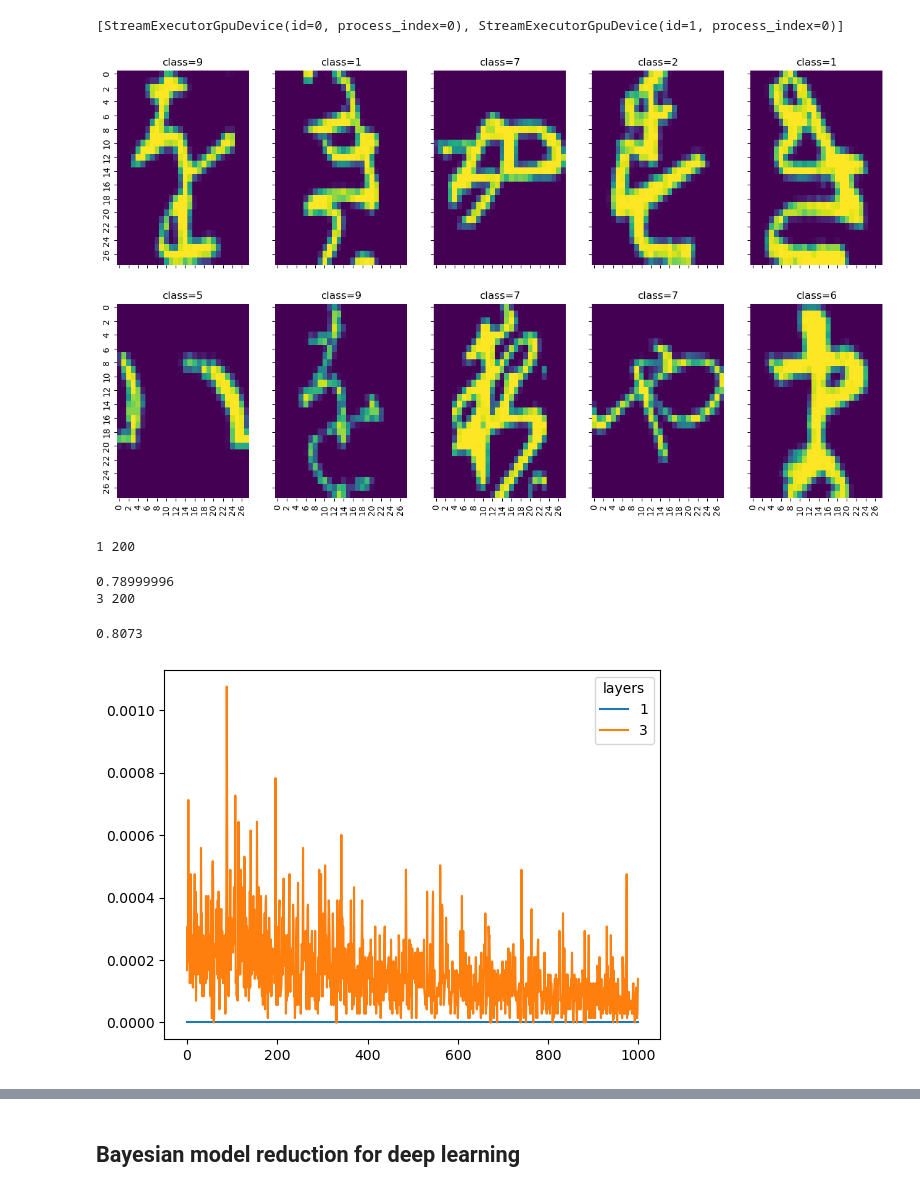
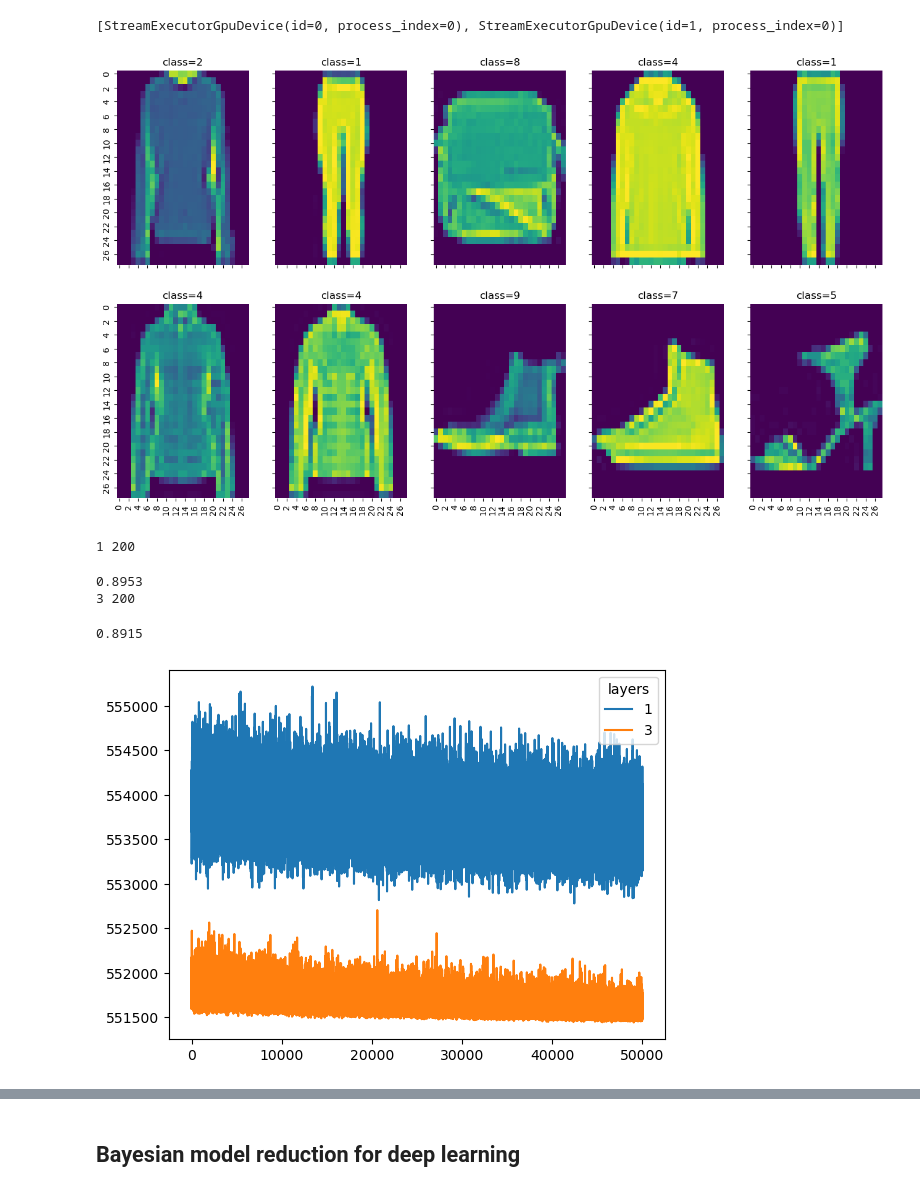
Before and after one commit to dimarkov/numpc, a Jupyter notebook: notebooks/bmr/bayes_neural_networks.ipynb, the cells around one changed output, grey strips where cells are left out. Saved outputs shown, nothing was run; the diff lists cells and outputs as text; code cells hidden in the pictures.

```diff
--- a/notebooks/bmr/bayes_neural_networks.ipynb
+++ b/notebooks/bmr/bayes_neural_networks.ipynb
@@ -49,25 +39,27 @@ num_hn = [10, 20, 40, 60, 80, 100, 200]
 # %%
 from numpc.datasets import load_data
 
 # load data
-train_ds, test_ds = load_data('kmnist')
+train_ds, test_ds = load_data('fashion_mnist')
 fig, axes = plt.subplots(2, 5, figsize=(16, 9), sharex=True, sharey=True)
 
 for n in range(5):
     sns.heatmap(train_ds['image'][n].squeeze(), cmap='viridis', ax = axes[0, n], cbar=False, vmax=1., vmin=0.)
     axes[0, n].set_title('class={}'.format(train_ds['label'][n]))
     sns.heatmap(test_ds['image'][n].squeeze(), cmap='viridis', ax = axes[1, n], cbar=False, vmax=1., vmin=0.)
     axes[1, n].set_title('class={}'.format(test_ds['label'][n]))
 
 
-mean = train_ds['image'].mean(0).reshape(-1)
-train_ds['image'], W, V = whitening(train_ds['image'].squeeze().reshape(train_ds['image'].shape[0], -1), mean)
-test_ds['image'], _, _ = whitening(test_ds['image'].squeeze().reshape(test_ds['image'].shape[0], -1), mean, W, V)
+train_ds['image'] = train_ds['image'].squeeze().reshape(train_ds['image'].shape[0], -1)
+test_ds['image'] = test_ds['image'].squeeze().reshape(test_ds['image'].shape[0], -1)
 
 _, in_size = train_ds['image'].shape
 out_size = len(jnp.unique(train_ds['label']))
+
+# number of neurons in hidden layer
+num_hn = [10, 20, 40, 60, 80, 100, 200]
 # %% [output]
-[figure, old version]
+[figure, new version]
 # %%
 def register_network_parameters(nnet):
     params, static = eqx.partition(nnet, eqx.is_inexact_array)
@@ -141,24 +134,24 @@ for nh in num_hn[-1:]:
                 rng_key, _rng_key = random.split(rng_key)
                 dense_net = eqx.nn.MLP(in_size, out_size=out_size, width_size=nh, depth=depth, activation=nn.swish, key=_rng_key)
 
-                optimizer = optax_to_numpyro(optax.adabelief(1e-3))
+                optimizer = optax_to_numpyro(optax.adabelief(1e-4))
                 svi = SVI(model, guide, optimizer, Trace_ELBO())
 
                 rng_key, _rng_key = random.split(rng_key)
-                results = svi.run(_rng_key, 50000, dense_net, train_ds['image'], labels=train_ds['label'], subsample_size=512);
+                results = svi.run(_rng_key, 200000, dense_net, train_ds['image'], labels=train_ds['label'], subsample_size=256);
 
                 rng_key, _rng_key = random.split(rng_key)
                 test_model(rng_key, model, results.params, dense_net, test_ds['image'], test_ds['label'])
 
-                plt.plot(results.losses[-1000:], label=depth)
+                plt.plot(results.losses[-50000:], label=depth)
 
 plt.legend(title="layers");
 # %% [output]
 1 200
-0.78999996
+0.8953
 3 200
-0.8073
+0.8915
-[figure, old version]
+[figure, new version]
 # %%
 def register_random_network_parameters(nnet):
     params, static = eqx.partition(nnet, eqx.is_inexact_array)
```
Also changed, not shown: parts of 9 cells of this notebook.
